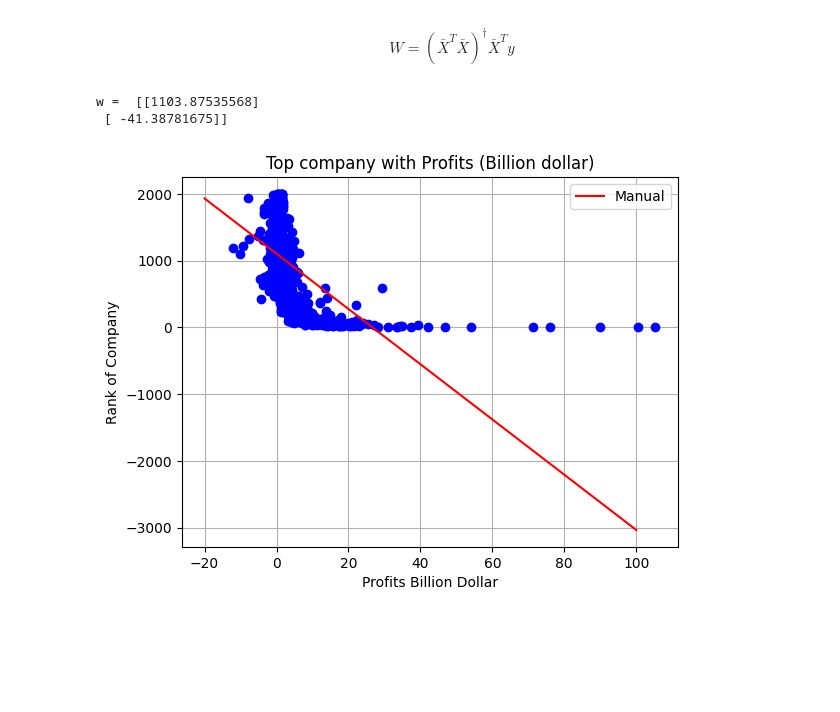
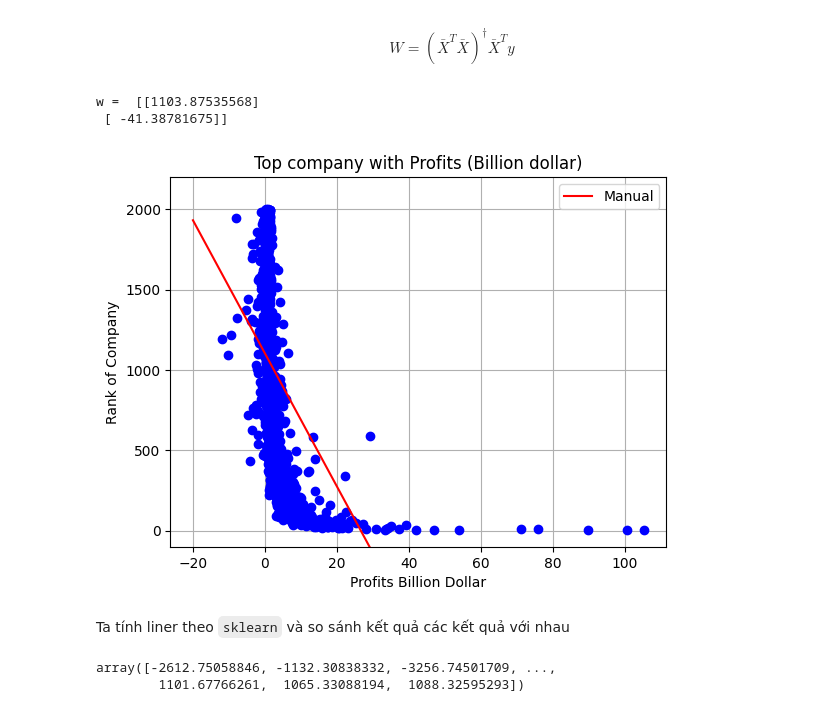
Before and after one commit to gittvhub12/KHDL, a Jupyter notebook: DoAn_KHDL.ipynb, the cells around one changed output. Cells and saved outputs as stored; diff of their text form; code cells hidden in the pictures; blank space fills up the shorter version.

Commit message:
hoàn thành linear regression

```diff
--- a/DoAn_KHDL.ipynb
+++ b/DoAn_KHDL.ipynb
@@ -352,29 +352,45 @@ y = np.array([df_company.index]).T
 # %%
 one = np.ones((X.shape[0], 1))
 Xbar = np.concatenate((one, X), axis = 1)
 
 # Calculating weights of the fitting line
 A = np.dot(Xbar.T, Xbar)
 b = np.dot(Xbar.T, y)
 w = np.dot(np.linalg.pinv(A), b)
 print('w = ', w)
 # Preparing the fitting line
 w_0 = w[0][0]
 w_1 = w[1][0]
 x0 = np.linspace(-20, 100, 2)
 
 y0 = w_0 + w_1*x0
 
 # Drawing the fitting line
 plt.plot(X.T, y.T, 'bo')     # data
 plt.plot(x0, y0,color = 'red', label= "Manual")
 plt.legend(loc="upper right")
+
 plt.title("Top company with Profits (Billion dollar)")      # the fitting line
 plt.xlabel('Profits Billion Dollar')
 plt.ylabel('Rank of Company')
+plt.ylim([-100,2200])
 plt.grid()
 plt.show()
 # %% [output]
 w =  [[1103.87535568]
  [ -41.38781675]]
-[figure, old version]
+[figure, new version]
+# %% [markdown]
+Ta tính liner theo `sklearn` và so sánh kết quả các kết quả với nhau
+# %%
+from sklearn.linear_model import LinearRegression
+X_train = df_company[['Profits (B$)']]
+y_train = df_company.index
+
+model = LinearRegression()
+model.fit(X=X_train,y = y_train)
+y3 = model.predict(X=X_train)
+y3
+# %% [output]
+array([-2612.75058846, -1132.30838332, -3256.74501709, ...,
+        1101.67766261,  1065.33088194,  1088.32595293])
```
Also changed, not shown: parts of 8 cells of this notebook.
